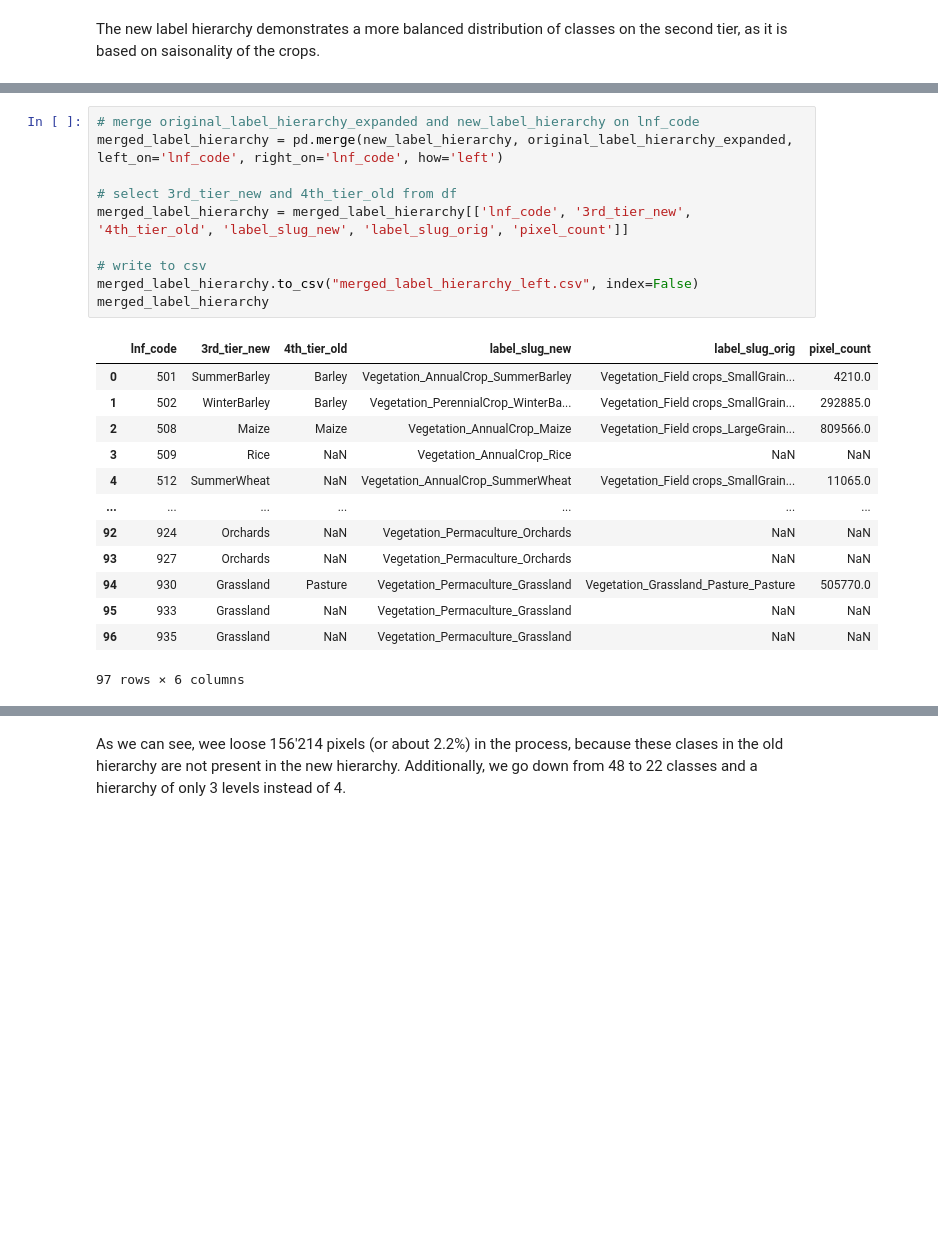
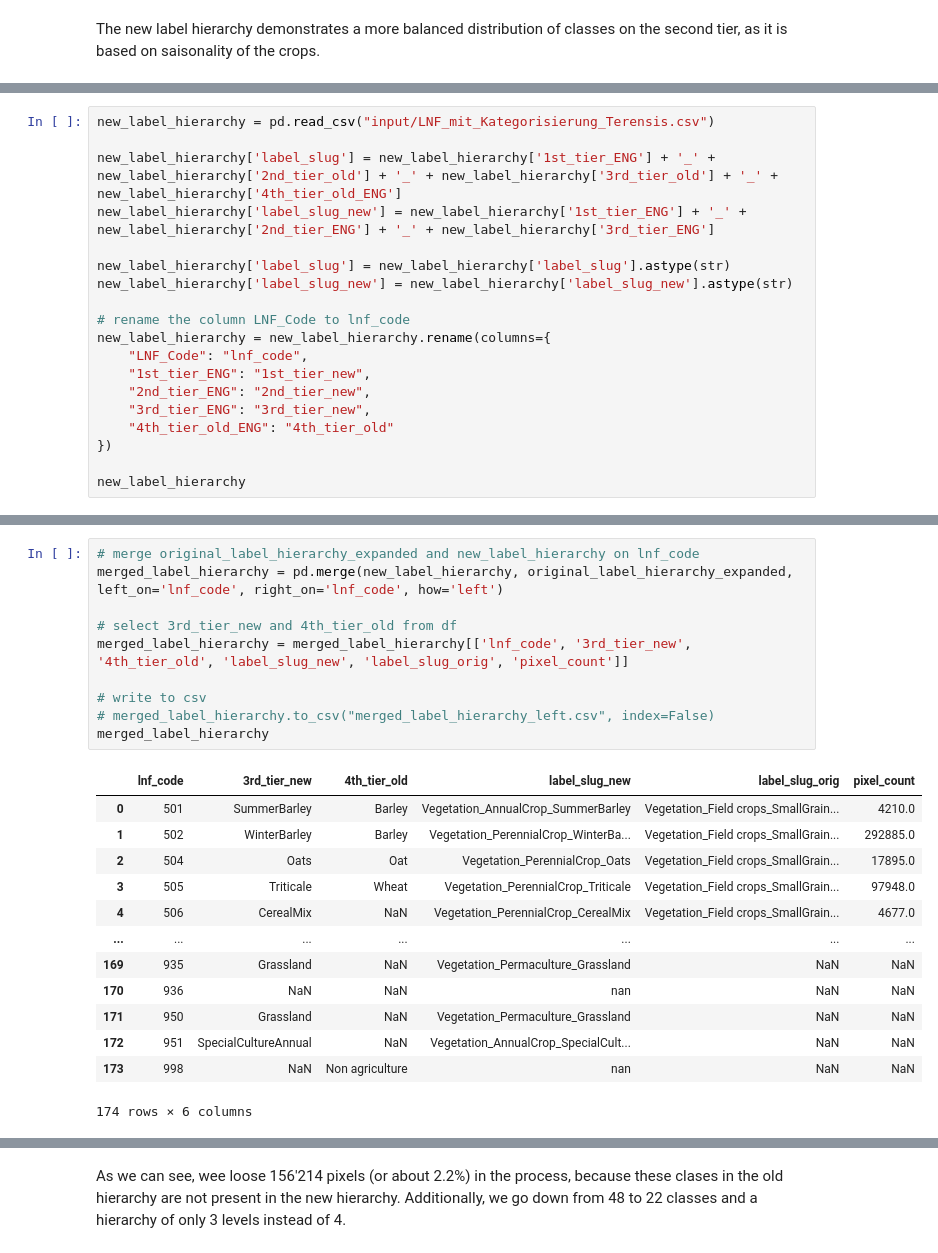
Before and after one commit to Satellite-Based-Crop-Classification/messis, a Jupyter notebook: archive/explore_züri_crop.ipynb, the cells around one changed output, grey strips where cells are left out. Saved outputs shown, nothing was run; the diff lists cells and outputs as text; blank space fills up the shorter version.

```diff
--- a/archive/explore_züri_crop.ipynb
+++ b/archive/explore_züri_crop.ipynb
@@ -1128,0 +1127,19 @@ The new label hierarchy demonstrates a more balanced distribution of classes on
+# %%
+new_label_hierarchy = pd.read_csv("input/LNF_mit_Kategorisierung_Terensis.csv")
+
+new_label_hierarchy['label_slug'] = new_label_hierarchy['1st_tier_ENG'] + '_' + new_label_hierarchy['2nd_tier_old'] + '_' + new_label_hierarchy['3rd_tier_old'] + '_' + new_label_hierarchy['4th_tier_old_ENG']
+new_label_hierarchy['label_slug_new'] = new_label_hierarchy['1st_tier_ENG'] + '_' + new_label_hierarchy['2nd_tier_ENG'] + '_' + new_label_hierarchy['3rd_tier_ENG']
+
+new_label_hierarchy['label_slug'] = new_label_hierarchy['label_slug'].astype(str)
+new_label_hierarchy['label_slug_new'] = new_label_hierarchy['label_slug_new'].astype(str)
+
+# rename the column LNF_Code to lnf_code
+new_label_hierarchy = new_label_hierarchy.rename(columns={
+    "LNF_Code": "lnf_code",
+    "1st_tier_ENG": "1st_tier_new",
+    "2nd_tier_ENG": "2nd_tier_new",
+    "3rd_tier_ENG": "3rd_tier_new",
+    "4th_tier_old_ENG": "4th_tier_old"
+})
+
+new_label_hierarchy
@@ -1129,27 +1160,27 @@ The new label hierarchy demonstrates a more balanced distribution of classes on
 # %%
 # merge original_label_hierarchy_expanded and new_label_hierarchy on lnf_code
 merged_label_hierarchy = pd.merge(new_label_hierarchy, original_label_hierarchy_expanded, left_on='lnf_code', right_on='lnf_code', how='left')
 
 # select 3rd_tier_new and 4th_tier_old from df
 merged_label_hierarchy = merged_label_hierarchy[['lnf_code', '3rd_tier_new', '4th_tier_old', 'label_slug_new', 'label_slug_orig', 'pixel_count']]
 
 # write to csv
-merged_label_hierarchy.to_csv("merged_label_hierarchy_left.csv", index=False)
+# merged_label_hierarchy.to_csv("merged_label_hierarchy_left.csv", index=False)
 merged_label_hierarchy
 # %% [output]
 |  | lnf_code | 3rd_tier_new | 4th_tier_old | label_slug_new | label_slug_orig | pixel_count |
 | 0 | 501 | SummerBarley | Barley | Vegetation_AnnualCrop_SummerBarley | Vegetation_Field crops_SmallGrain... | 4210.0 |
 | 1 | 502 | WinterBarley | Barley | Vegetation_PerennialCrop_WinterBa... | Vegetation_Field crops_SmallGrain... | 292885.0 |
-| 2 | 508 | Maize | Maize | Vegetation_AnnualCrop_Maize | Vegetation_Field crops_LargeGrain... | 809566.0 |
-| 3 | 509 | Rice | NaN | Vegetation_AnnualCrop_Rice | NaN | NaN |
-| 4 | 512 | SummerWheat | NaN | Vegetation_AnnualCrop_SummerWheat | Vegetation_Field crops_SmallGrain... | 11065.0 |
+| 2 | 504 | Oats | Oat | Vegetation_PerennialCrop_Oats | Vegetation_Field crops_SmallGrain... | 17895.0 |
+| 3 | 505 | Triticale | Wheat | Vegetation_PerennialCrop_Triticale | Vegetation_Field crops_SmallGrain... | 97948.0 |
+| 4 | 506 | CerealMix | NaN | Vegetation_PerennialCrop_CerealMix | Vegetation_Field crops_SmallGrain... | 4677.0 |
 | ... | ... | ... | ... | ... | ... | ... |
-| 92 | 924 | Orchards | NaN | Vegetation_Permaculture_Orchards | NaN | NaN |
-| 93 | 927 | Orchards | NaN | Vegetation_Permaculture_Orchards | NaN | NaN |
-| 94 | 930 | Grassland | Pasture | Vegetation_Permaculture_Grassland | Vegetation_Grassland_Pasture_Pasture | 505770.0 |
-| 95 | 933 | Grassland | NaN | Vegetation_Permaculture_Grassland | NaN | NaN |
-| 96 | 935 | Grassland | NaN | Vegetation_Permaculture_Grassland | NaN | NaN |
+| 169 | 935 | Grassland | NaN | Vegetation_Permaculture_Grassland | NaN | NaN |
+| 170 | 936 | NaN | NaN | nan | NaN | NaN |
+| 171 | 950 | Grassland | NaN | Vegetation_Permaculture_Grassland | NaN | NaN |
+| 172 | 951 | SpecialCultureAnnual | NaN | Vegetation_AnnualCrop_SpecialCult... | NaN | NaN |
+| 173 | 998 | NaN | Non agriculture | nan | NaN | NaN |
-97 rows × 6 columns
+174 rows × 6 columns
 # %%
 # loop through the rows of the merged_label_hierarchy dataframe, build a dict: { label_slug_new: '', label_slugs_orig: [], pixel_count: 0 }
 new_label_hierarchy_pixel_counts = {}
```
Also changed, not shown: parts of 35 cells of this notebook, 13 other files.
